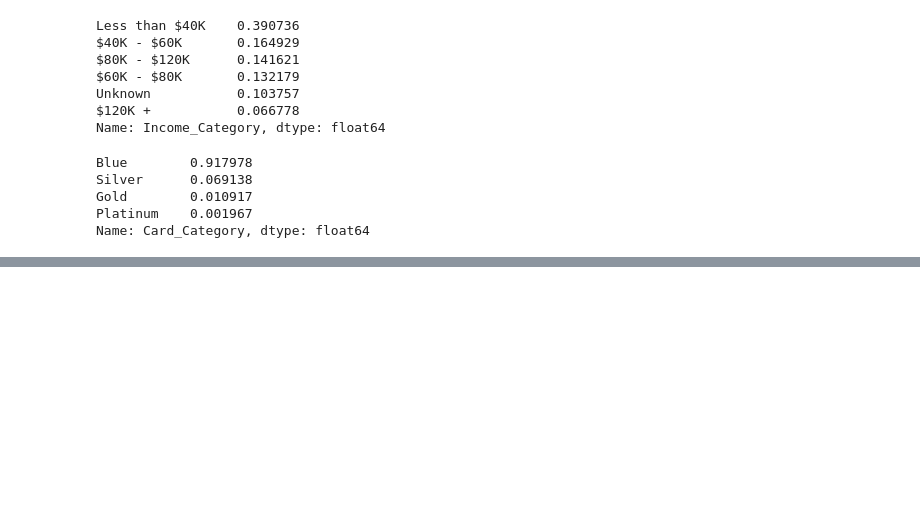
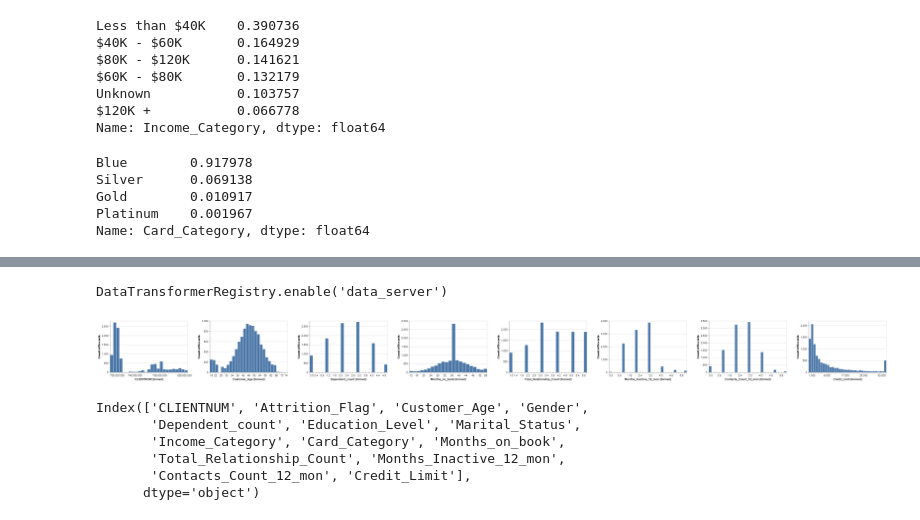
Before and after one commit to Jayathilaga/BOLT_UBC_Team_26, a Jupyter notebook: EDA.ipynb, the cells around one changed output, grey strips where cells are left out. Saved outputs shown, nothing was run; the diff lists cells and outputs as text; code cells hidden in the pictures; blank space fills up the shorter version.

```diff
--- a/EDA.ipynb
+++ b/EDA.ipynb
@@ -88,0 +101,36 @@ Name: Card_Category, dtype: float64
+# %%
+import altair as alt
+import pandas as pd
+
+# Save a vega-lite spec and a PNG blob for each plot in the notebook
+alt.renderers.enable('mimetype')
+# Handle large data sets without embedding them in the notebook
+alt.data_transformers.enable('data_server')
+# %% [output]
+DataTransformerRegistry.enable('data_server')
+# %%
+# You could extract the columns like this, but we will write them out for clarity here
+# numeric_cols = movies.select_dtypes('number').columns.tolist()
+alt.Chart(data).mark_bar().encode(
+     alt.X(alt.repeat(), type='quantitative', bin=alt.Bin(maxbins=40)),
+     y='count()',
+).properties(
+    width=300,
+    height=200
+).repeat(
+    ['CLIENTNUM', 'Customer_Age',
+       'Dependent_count', 'Months_on_book',
+       'Total_Relationship_Count', 'Months_Inactive_12_mon',
+       'Contacts_Count_12_mon', 'Credit_Limit']
+)
+# %% [output]
+[figure, added]
+# %%
+data.columns
+# %% [output]
+Index(['CLIENTNUM', 'Attrition_Flag', 'Customer_Age', 'Gender',
+       'Dependent_count', 'Education_Level', 'Marital_Status',
+       'Income_Category', 'Card_Category', 'Months_on_book',
+       'Total_Relationship_Count', 'Months_Inactive_12_mon',
+       'Contacts_Count_12_mon', 'Credit_Limit'],
+      dtype='object')
```
Also changed, not shown: parts of 11 cells of this notebook.
